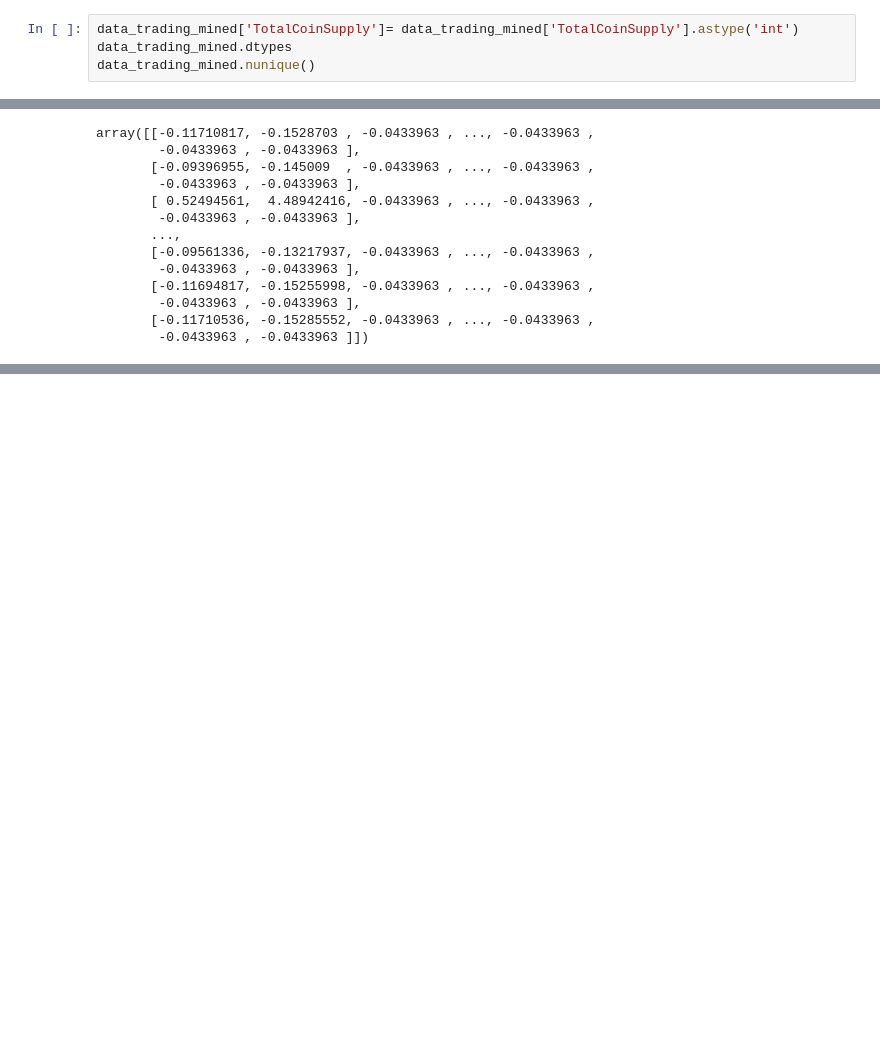
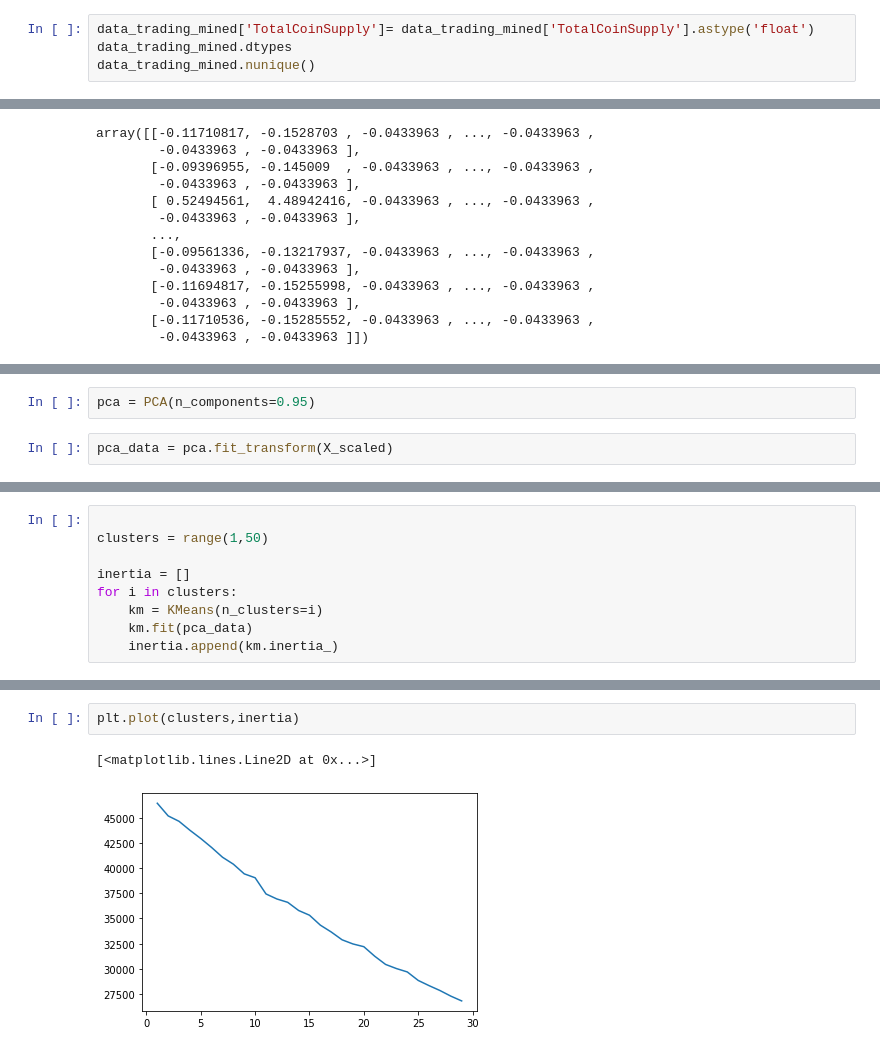
Before and after one commit to MohanPanga/Cryptocurrency_Unsupervised_Learning, a Jupyter notebook: Crypto.ipynb, the cells around one changed output, grey strips where cells are left out. Saved outputs shown, nothing was run; the diff lists cells and outputs as text; blank space fills up the shorter version.

```diff
--- a/Crypto.ipynb
+++ b/Crypto.ipynb
@@ -80,5 +99,5 @@ dtype: object
 # %%
-data_trading_mined['TotalCoinSupply']= data_trading_mined['TotalCoinSupply'].astype('int')
+data_trading_mined['TotalCoinSupply']= data_trading_mined['TotalCoinSupply'].astype('float')
 data_trading_mined.dtypes
 data_trading_mined.nunique()
 # %% [output]
@@ -127,0 +149,4 @@ array([[-0.11710817, -0.1528703 , -0.0433963 , ..., -0.0433963 ,
+# %%
+pca = PCA(n_components=0.95)
+# %%
+pca_data = pca.fit_transform(X_scaled)
@@ -127,0 +194,9 @@ array([[-0.11710817, -0.1528703 , -0.0433963 , ..., -0.0433963 ,
+# %%
+
+clusters = range(1,50)
+
+inertia = []
+for i in clusters:
+    km = KMeans(n_clusters=i)
+    km.fit(pca_data)
+    inertia.append(km.inertia_)
@@ -127,0 +223,5 @@ array([[-0.11710817, -0.1528703 , -0.0433963 , ..., -0.0433963 ,
+# %%
+plt.plot(clusters,inertia)
+# %% [output]
+[<matplotlib.lines.Line2D at 0x...>]
+[figure, added]
```
Also changed, not shown: parts of 8 cells of this notebook.
